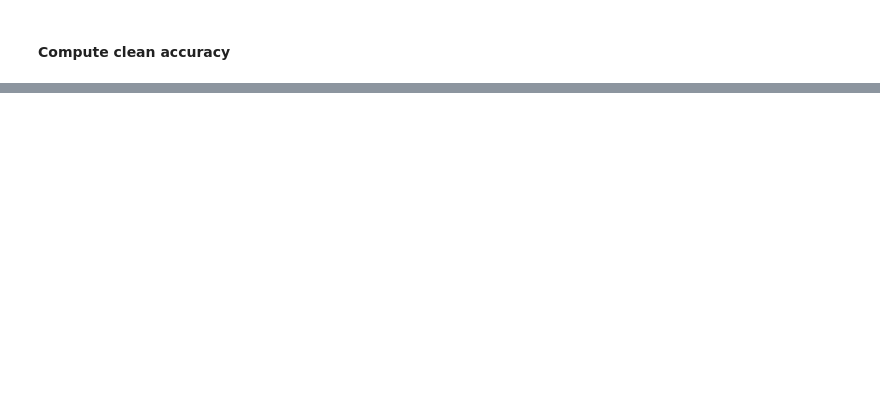
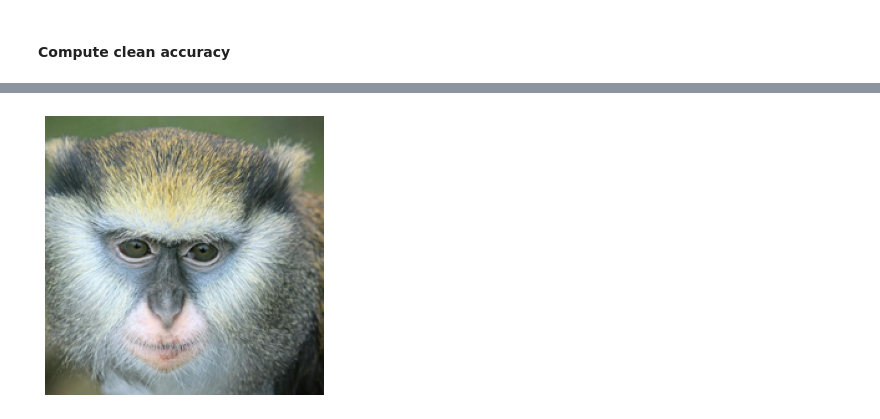
Before and after one commit to thobauma/AADefDINO, a Jupyter notebook: notebooks/AdversarialBenchmark.ipynb, the cells around one changed output, grey strips where cells are left out. Saved outputs shown, nothing was run; the diff lists cells and outputs as text; code cells hidden in the pictures; blank space fills up the shorter version.

```diff
--- a/notebooks/AdversarialBenchmark.ipynb
+++ b/notebooks/AdversarialBenchmark.ipynb
@@ -140,0 +211,18 @@ FileNotFoundError: [Errno 2] No such file or directory: '/cluster/scratch/thobau
+# %%
+clean_correct = 0
+total = len(vit_loader.dataset)
+start = time.time()
+
+with torch.no_grad():
+    for images, labels, _ in tqdm(vit_loader):
+
+        cuda_images = images.to(DEVICE)
+        clean_outputs = vit_model(cuda_images)
+        labels = labels.to(DEVICE)
+
+        _, pre_clean = torch.max(clean_outputs.data, 1)
+
+        clean_correct += (pre_clean == labels).sum()
+
+print('Total elapsed time (sec): %.2f' % (time.time() - start))
+print('Clean accuracy: %.2f %%' % (100 * float(clean_correct) / total))
@@ -140,0 +232,11 @@ FileNotFoundError: [Errno 2] No such file or directory: '/cluster/scratch/thobau
+# %%
+attacks_vit = [
+    #FGSM(vit_model, eps=0.003),
+    #FGSM(vit_model, eps=0.03),
+    #FGSM(vit_model, eps=0.06),
+    #PGD(vit_model, eps=0.003, alpha=0.003, steps=20),
+    #PGD(vit_model, eps=0.03, alpha=0.003, steps=20),
+    #PGD(vit_model, eps=0.06, alpha=0.003, steps=20),
+    CW(vit_model, c=10, lr=0.003, steps=30),
+    #CW(vit_model, c=50, lr=0.003, steps=30),
+]
@@ -140,0 +285,10 @@ FileNotFoundError: [Errno 2] No such file or directory: '/cluster/scratch/thobau
+# %%
+import matplotlib.pyplot as plt
+
+def imshow(img, title):
+    npimg = img.numpy()
+    fig = plt.figure(figsize = (5, 15))
+    plt.imshow(np.transpose(npimg,(1,2,0)))
+    plt.title(title)
+    plt.axis('off')
+    plt.show()
@@ -140,0 +300,5 @@ FileNotFoundError: [Errno 2] No such file or directory: '/cluster/scratch/thobau
+# %%
+for images, labels, img_names in tqdm(vis_loader):
+    imshow(images[0].detach().cpu(), "")
+# %% [output]
+[figure, added]
```
Also changed, not shown: parts of 27 cells of this notebook, 4 other files.
